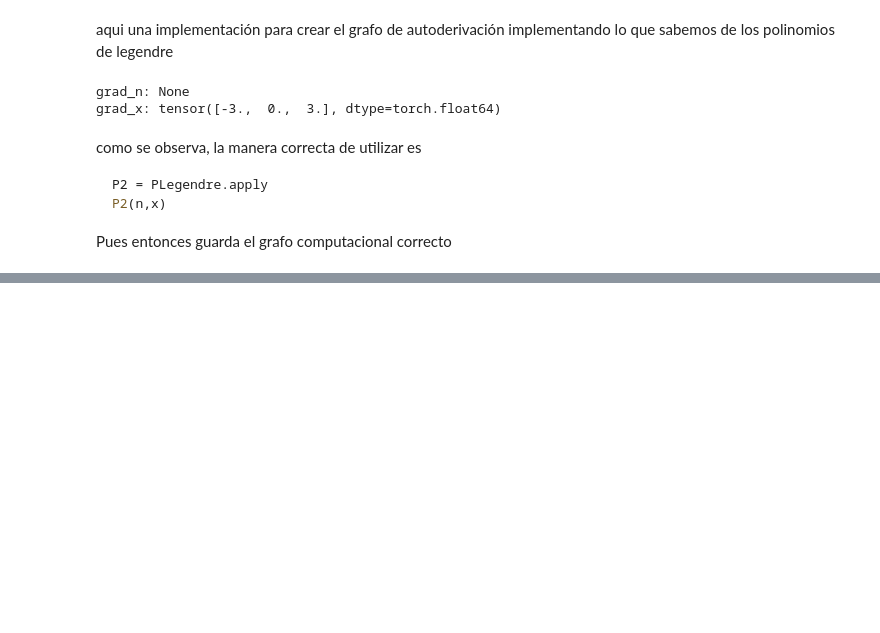
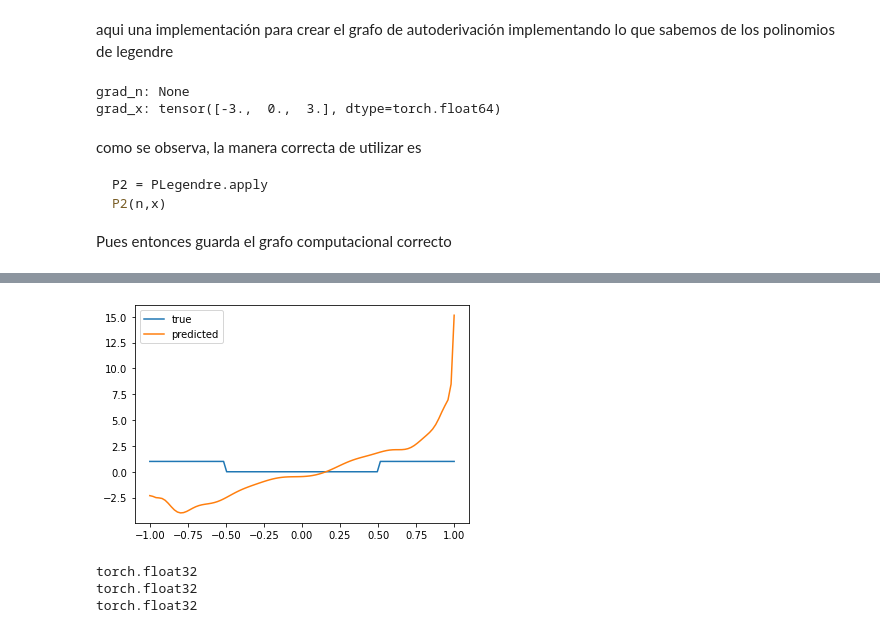
Before and after one commit to fbientrigo/machine-learning-physics, a Jupyter notebook: 4_schodringer_net/utils/legendre.ipynb, the cells around one changed output, grey strips where cells are left out. Cells and saved outputs as stored; diff of their text form; code cells hidden in the pictures; blank space fills up the shorter version.

```diff
--- a/4_schodringer_net/utils/legendre.ipynb
+++ b/4_schodringer_net/utils/legendre.ipynb
@@ -262,0 +292,20 @@ Testing
+# %%
+coefx = torch.tensor([np.random.randint(10)/i for i in range(1,25)],dtype=torch.float32)
+# %%
+fx = LegendrePolynomial(coefx)
+y_pred = fx(X)
+
+plt.plot(X, y, label='true')
+plt.plot(X, y_pred.detach(), label='predicted')
+plt.legend()
+plt.show()
+# %% [output]
+[figure, added]
+# %%
+print(y_pred.dtype)
+print(y.dtype)
+print(coefx.dtype)
+# %% [output]
+torch.float32
+torch.float32
+torch.float32
```
Also changed, not shown: parts of 13 cells of this notebook, 3 other files.
